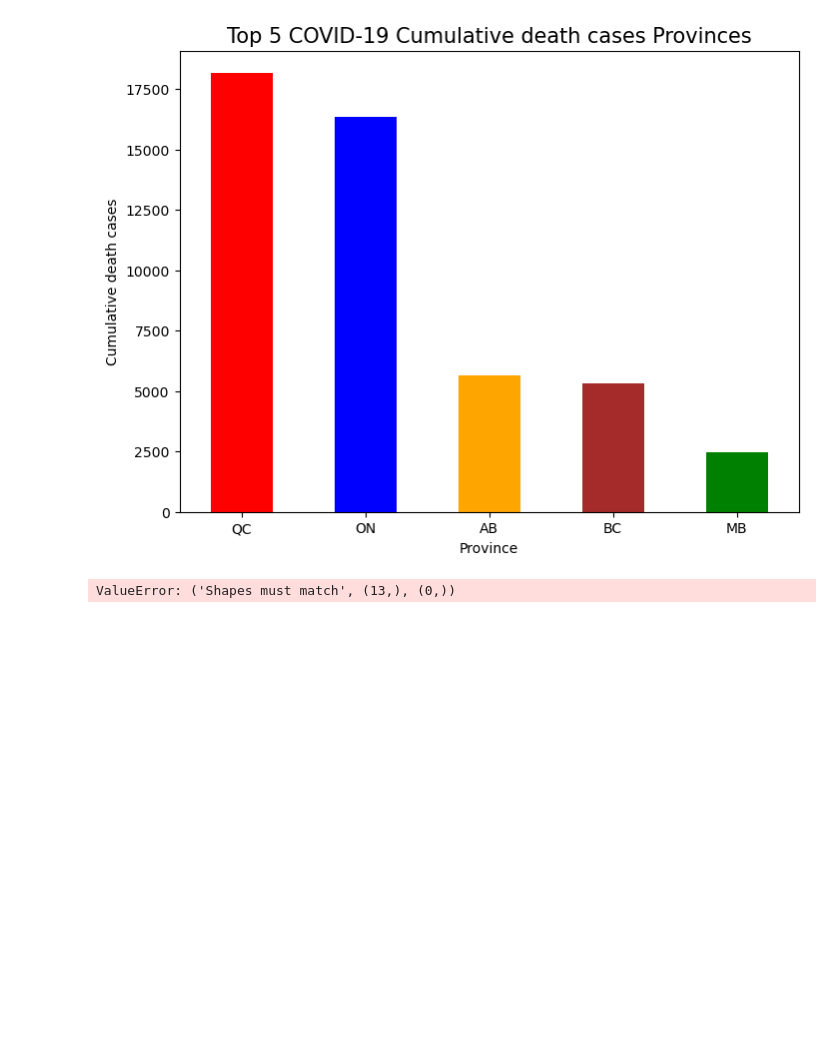
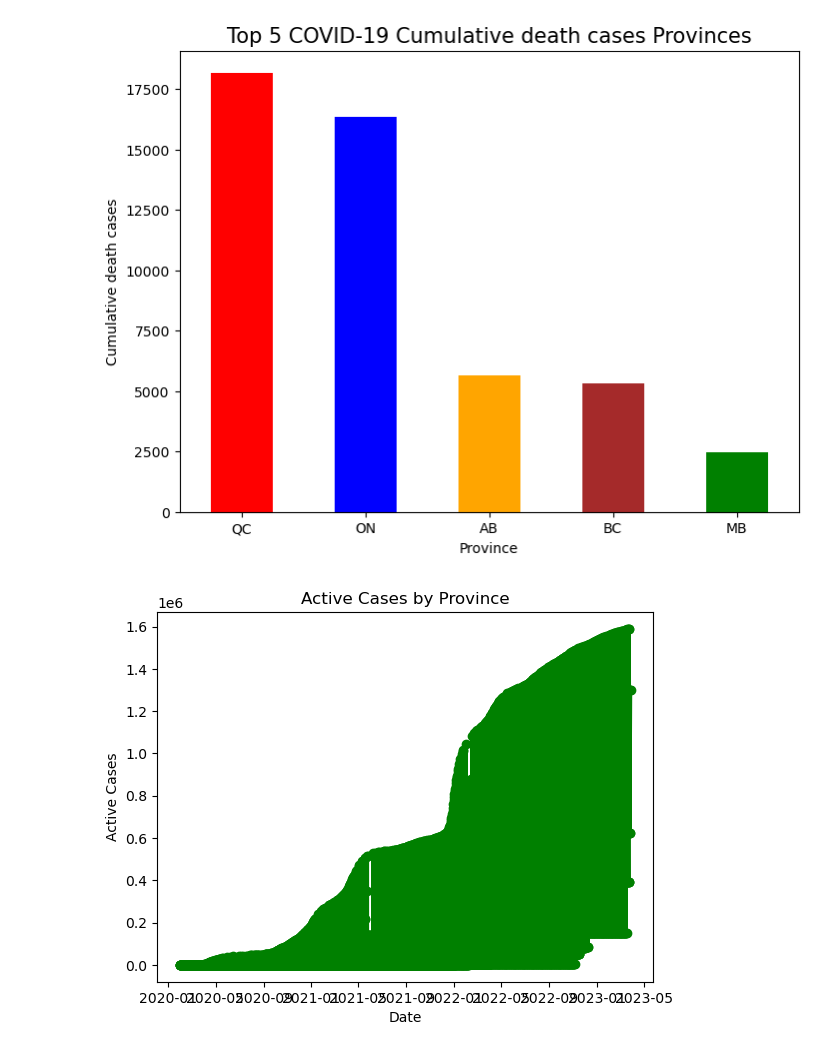
Before and after one commit to svafaeva93/Covid19AnalysisCanada, a Jupyter notebook: Data_extraction_API.ipynb, the cells around one changed output. Cells and saved outputs as stored; diff of their text form; code cells hidden in the pictures; blank space fills up the shorter version.

```diff
--- a/Data_extraction_API.ipynb
+++ b/Data_extraction_API.ipynb
@@ -314,17 +322,15 @@ plt.show()
 # %% [output]
 [figure]
 # %%
-# Line_plot_df = covid_dataframe_df.loc[:, ['Province', 'Date', 'Active Cases']]
-# Line_plot_df = Line_plot_df.groupby('Province').max()[['Date', 'Active Cases']]
-# Line_plot_df
-# # convert Date column to datetime format
-# Line_plot_df['Date'] = pd.to_datetime(Line_plot_df['Date'])
-# Line_plot_df
+Line_plot_df = covid_dataframe_df.loc[:, ['Province', 'Date', 'Active Cases']]
+# Line_plot_df = Line_plot_df.groupby('Province')[['Date', 'Active Cases']]
+provinces = Line_plot_df['Province'].unique()
+
 # # plot the data
-# Line_plot_df.plot(y='Active Cases', by=Line_plot_df.index, colormap='hsv', figsize=(10,5), legend=False)
-# plt.xlabel('Date')
-# plt.ylabel('Active Cases')
-# plt.title('Active Cases by Province')
-# plt.show()
+plt.plot(Line_plot_df['Date'], Line_plot_df['Active Cases'], marker='o', color='green', linewidth=2)
+plt.xlabel('Date')
+plt.ylabel('Active Cases')
+plt.title('Active Cases by Province')
+plt.show()
 # %% [output]
-ValueError: ('Shapes must match', (13,), (0,))
+[figure, added]
```
Also changed, not shown: parts of 3 cells of this notebook.
